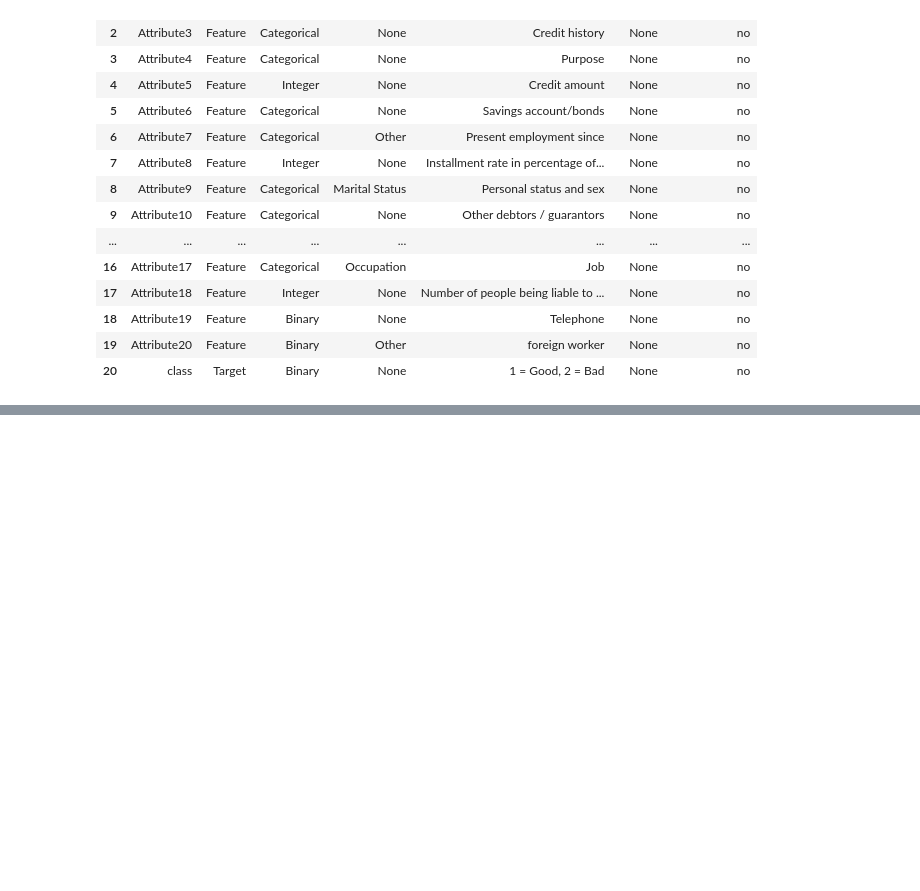
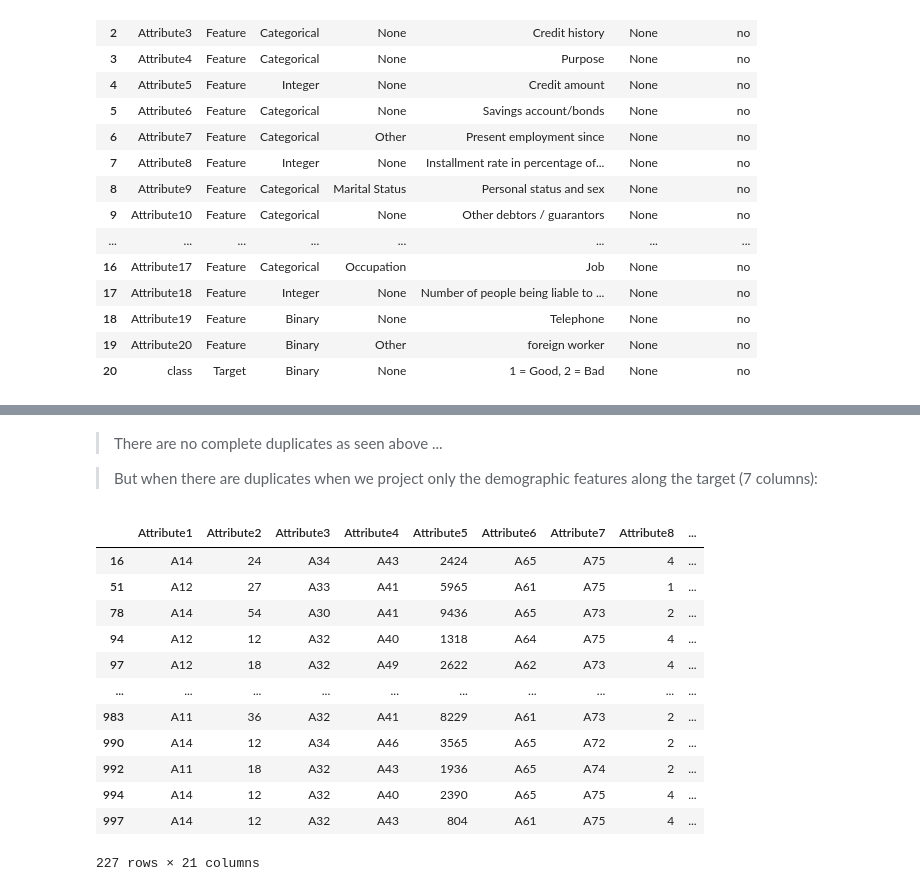
Before and after one commit to feed0/german-credit, a Jupyter notebook: notebooks/german-credit.ipynb, the cells around one changed output, grey strips where cells are left out. Drawn from its saved outputs; the diff is of its cells as text; code cells hidden in the pictures; blank space fills up the shorter version.

```diff
--- a/notebooks/german-credit.ipynb
+++ b/notebooks/german-credit.ipynb
@@ -223,0 +222,25 @@ Attribute 20: (qualitative)<br>
+# %% [markdown]
+> There are no complete duplicates as seen above ...
+
+> But when there are duplicates when we project only the demographic features along the target (7 columns):
+# %%
+# Duplicates in the demographic variables
+demographic = ['Attribute7', 'Attribute9', 'Attribute13', 'Attribute15', 'Attribute17', 'Attribute20', 'class']
+
+original = german_credit.data.original
+dupe_demo = original[original.duplicated(demographic)]
+dupe_demo
+# %% [output]
+|  | Attribute1 | Attribute2 | Attribute3 | Attribute4 | Attribute5 | Attribute6 | Attribute7 | Attribute8 | ... |
+| 16 | A14 | 24 | A34 | A43 | 2424 | A65 | A75 | 4 | ... |
+| 51 | A12 | 27 | A33 | A41 | 5965 | A61 | A75 | 1 | ... |
+| 78 | A14 | 54 | A30 | A41 | 9436 | A65 | A73 | 2 | ... |
+| 94 | A12 | 12 | A32 | A40 | 1318 | A64 | A75 | 4 | ... |
+| 97 | A12 | 18 | A32 | A49 | 2622 | A62 | A73 | 4 | ... |
+| ... | ... | ... | ... | ... | ... | ... | ... | ... | ... |
+| 983 | A11 | 36 | A32 | A41 | 8229 | A61 | A73 | 2 | ... |
+| 990 | A14 | 12 | A34 | A46 | 3565 | A65 | A72 | 2 | ... |
+| 992 | A11 | 18 | A32 | A43 | 1936 | A65 | A74 | 2 | ... |
+| 994 | A14 | 12 | A32 | A40 | 2390 | A65 | A75 | 4 | ... |
+| 997 | A14 | 12 | A32 | A43 | 804 | A61 | A75 | 4 | ... |
+227 rows × 21 columns
```
Also changed, not shown: parts of 21 cells of this notebook.
